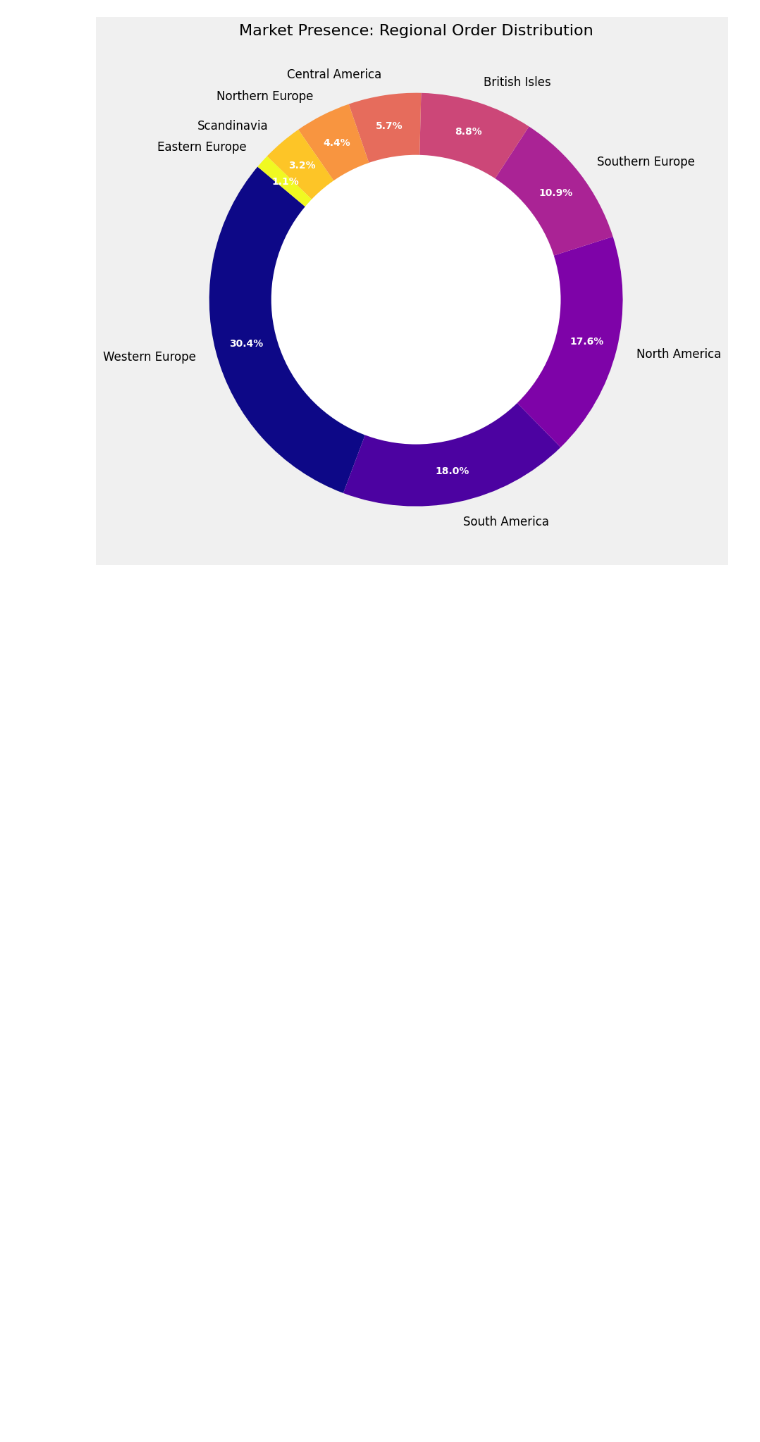
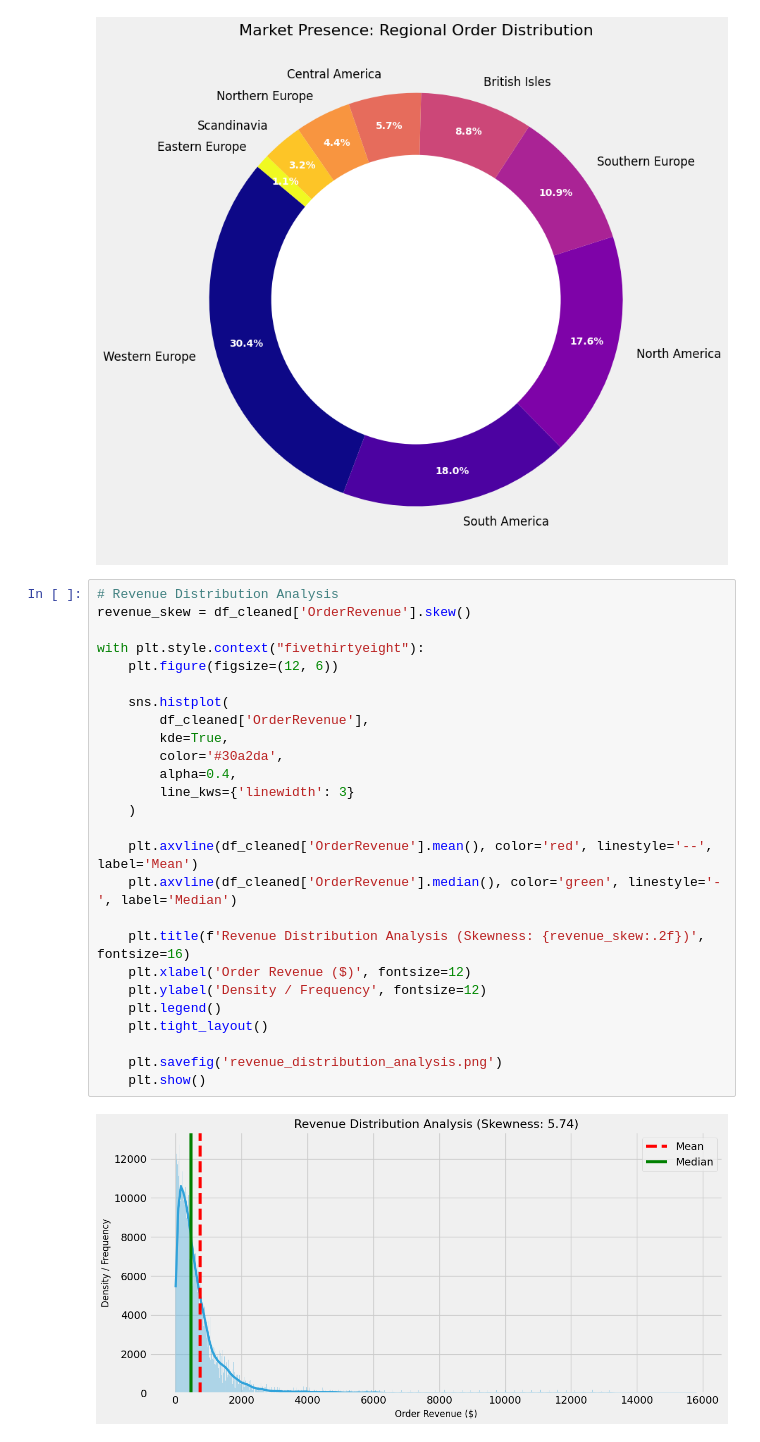
Before and after one commit to zachalabastro/lena_northwind, a Jupyter notebook: Northwind Dataset/northwind_graphs.ipynb, the cells around one changed output. Cells and saved outputs as stored; diff of their text form; blank space fills up the shorter version.

Commit message:
Added histogram and kernel density for order revenue bias check

```diff
--- a/Northwind Dataset/northwind_graphs.ipynb
+++ b/Northwind Dataset/northwind_graphs.ipynb
@@ -459,3 +459,31 @@ with plt.style.context("fivethirtyeight"):
     plt.show()
 # %% [output]
 [figure]
+# %%
+# Revenue Distribution Analysis
+revenue_skew = df_cleaned['OrderRevenue'].skew()
+
+with plt.style.context("fivethirtyeight"):
+    plt.figure(figsize=(12, 6))
+
+    sns.histplot(
+        df_cleaned['OrderRevenue'],
+        kde=True,
+        color='#30a2da',
+        alpha=0.4,
+        line_kws={'linewidth': 3}
+    )
+
+    plt.axvline(df_cleaned['OrderRevenue'].mean(), color='red', linestyle='--', label='Mean')
+    plt.axvline(df_cleaned['OrderRevenue'].median(), color='green', linestyle='-', label='Median')
+
+    plt.title(f'Revenue Distribution Analysis (Skewness: {revenue_skew:.2f})', fontsize=16)
+    plt.xlabel('Order Revenue ($)', fontsize=12)
+    plt.ylabel('Density / Frequency', fontsize=12)
+    plt.legend()
+    plt.tight_layout()
+
+    plt.savefig('revenue_distribution_analysis.png')
+    plt.show()
+# %% [output]
+[figure, added]
```
Also changed, not shown: 1 other file.
